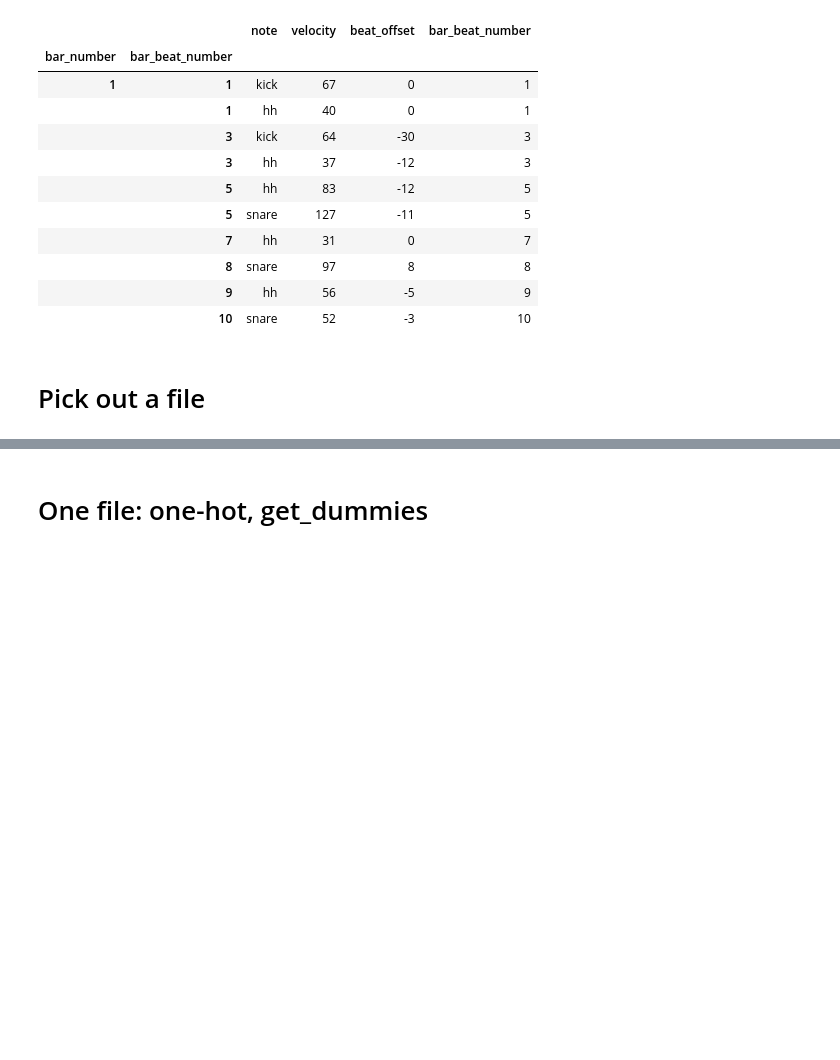
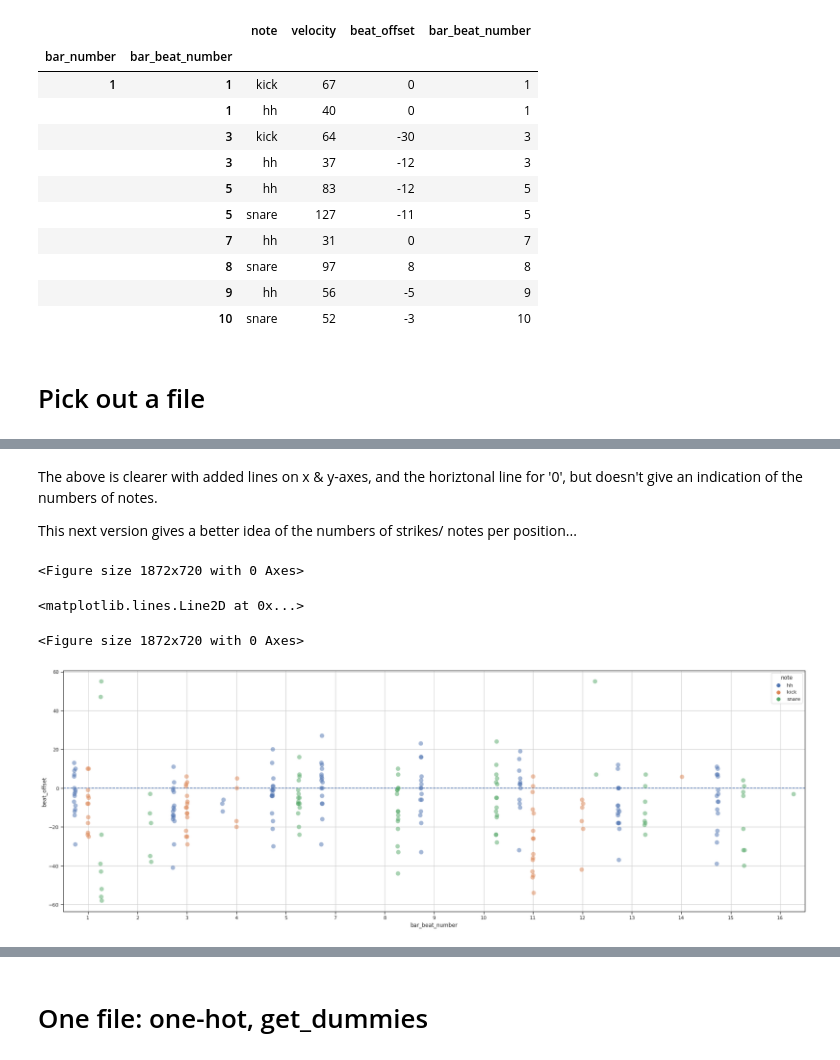
Before and after one commit to curtiscu/LYIT, a Jupyter notebook: LoadAllTheThings.ipynb, the cells around one changed output, grey strips where cells are left out. Drawn from its saved outputs; the diff is of its cells as text; code cells hidden in the pictures; blank space fills up the shorter version.

```diff
--- a/LoadAllTheThings.ipynb
+++ b/LoadAllTheThings.ipynb
@@ -204,0 +386,31 @@ df1 = test_data.tight_df.copy()
+# %% [markdown]
+The above is clearer with added lines on x & y-axes, and the horiztonal line for '0', but doesn't give an indication of the numbers of notes.
+
+This next version gives a better idea of the numbers of strikes/ notes per position...
+# %%
+plt.figure(figsize=(26, 10))
+
+f, ax = plt.subplots(figsize=(30, 10))
+
+graph = sns.stripplot(y='beat_offset', x='bar_beat_number',
+                   data=df1,
+                   #jitter=True,
+                   jitter=0.05,
+                   dodge=True,
+                   marker='o',
+                   alpha=0.5,
+                   hue='note',
+                   size=10)
+
+
+# Tweak the visual presentation
+ax.xaxis.grid(True)
+ax.yaxis.grid(True)
+
+graph.axhline(0, linestyle='--')
+plt.show()
+# %% [output]
+<Figure size 1872x720 with 0 Axes>
+<matplotlib.lines.Line2D at 0x...>
+<Figure size 1872x720 with 0 Axes>
+[figure, added]
```
Also changed, not shown: parts of 32 cells of this notebook.
